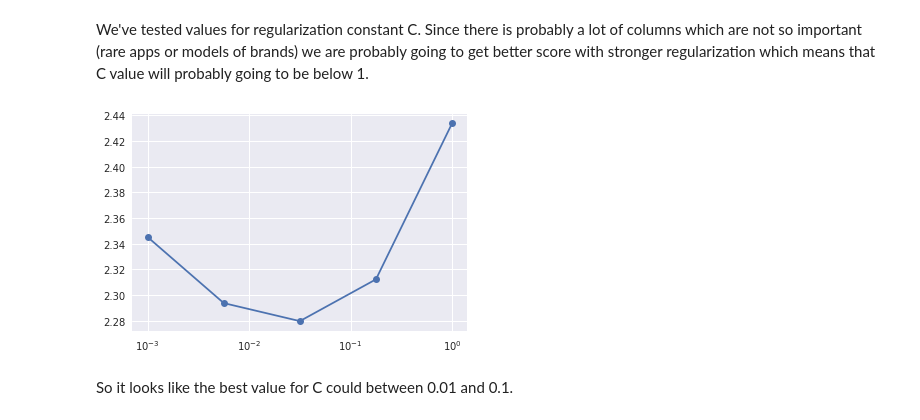
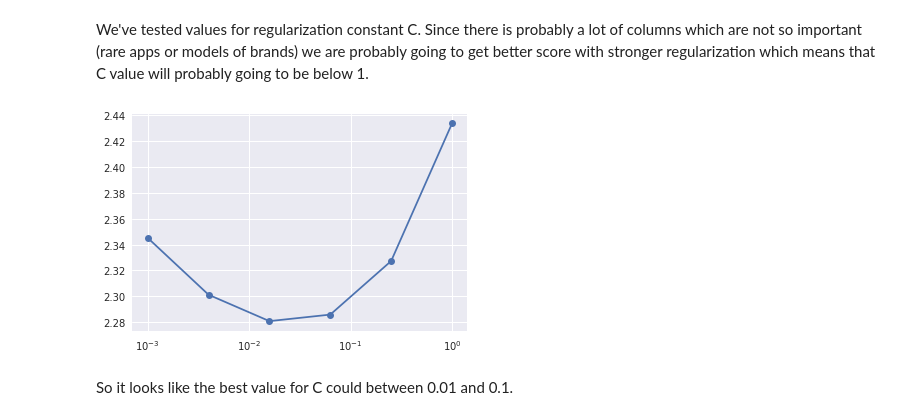
Before and after one commit to hrvojej/Machine-Learning-Engineer-Udacity, a Jupyter notebook: Capstone MLE - Hrvoje Jerkovic/Project/mobile-data-demographics.ipynb, the cells around one changed output. Saved outputs shown, nothing was run; the diff lists cells and outputs as text; code cells hidden in the pictures.

```diff
--- a/Capstone MLE - Hrvoje Jerkovic/Project/mobile-data-demographics.ipynb
+++ b/Capstone MLE - Hrvoje Jerkovic/Project/mobile-data-demographics.ipynb
@@ -598,13 +606,13 @@ def score(clf, random_state = 0):
 # %% [markdown]
 We've tested values for regularization constant C. Since there is probably a lot of columns which are not so important (rare apps or models of brands) we are probably going to get better score with stronger regularization which means that C value will probably going to be below 1.
 # %%
-cvalue = np.logspace(-3,0,5)
+cvalue = np.logspace(-3,0,6)
 res = []
 for C in cvalue:
     res.append(score(LogisticRegression(C = C)))
 plt.semilogx(cvalue, res,'-o');
 # %% [output]
-[figure, old version]
+[figure, new version]
 # %% [markdown]
 So it looks like the best value for C could between 0.01 and 0.1.
 # %%
```
Also changed, not shown: parts of 8 cells of this notebook, 8 other files.
